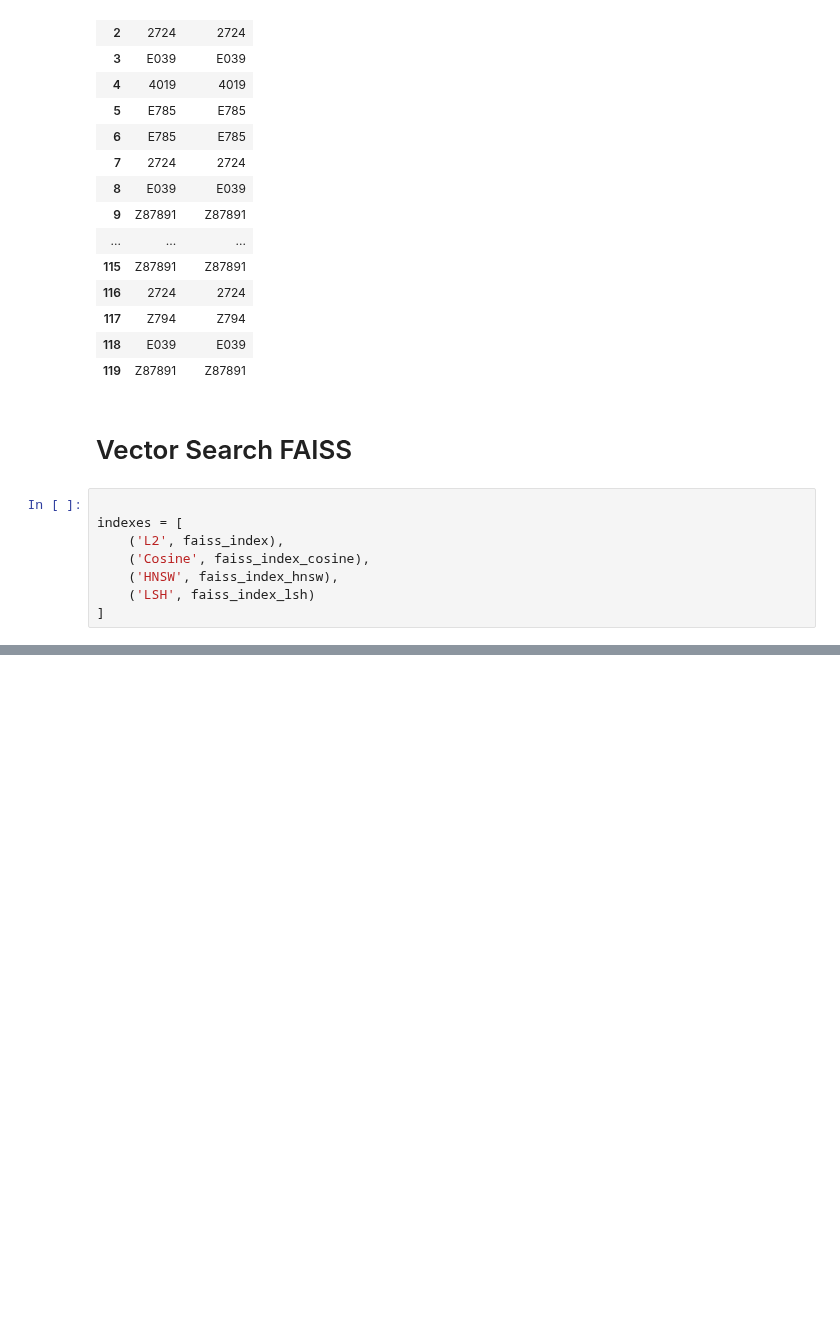
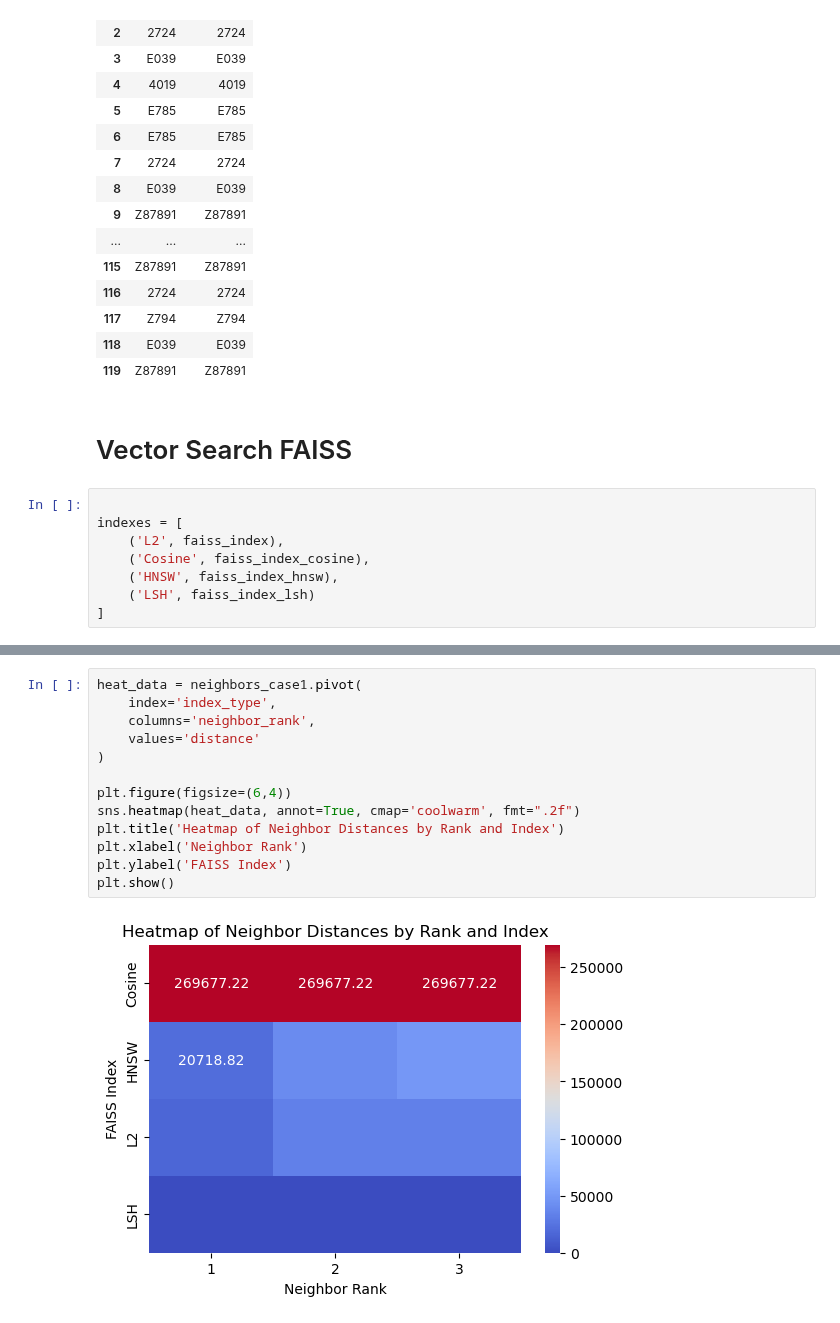
Before and after one commit to CatarinaCosta02/Master_Thesis, a Jupyter notebook: models/Model1.ipynb, the cells around one changed output, grey strips where cells are left out. Drawn from its saved outputs; the diff is of its cells as text; blank space fills up the shorter version.

```diff
--- a/models/Model1.ipynb
+++ b/models/Model1.ipynb
@@ -758,0 +867,15 @@ plt.show()
+# %%
+heat_data = neighbors_case1.pivot(
+    index='index_type',
+    columns='neighbor_rank',
+    values='distance'
+)
+
+plt.figure(figsize=(6,4))
+sns.heatmap(heat_data, annot=True, cmap='coolwarm', fmt=".2f")
+plt.title('Heatmap of Neighbor Distances by Rank and Index')
+plt.xlabel('Neighbor Rank')
+plt.ylabel('FAISS Index')
+plt.show()
+# %% [output]
+[figure, added]
```
Also changed, not shown: parts of 14 cells of this notebook, 3 other files.
